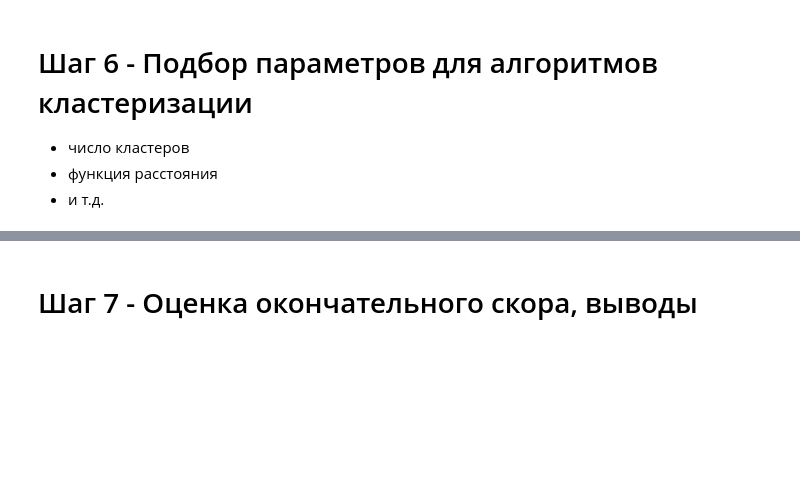
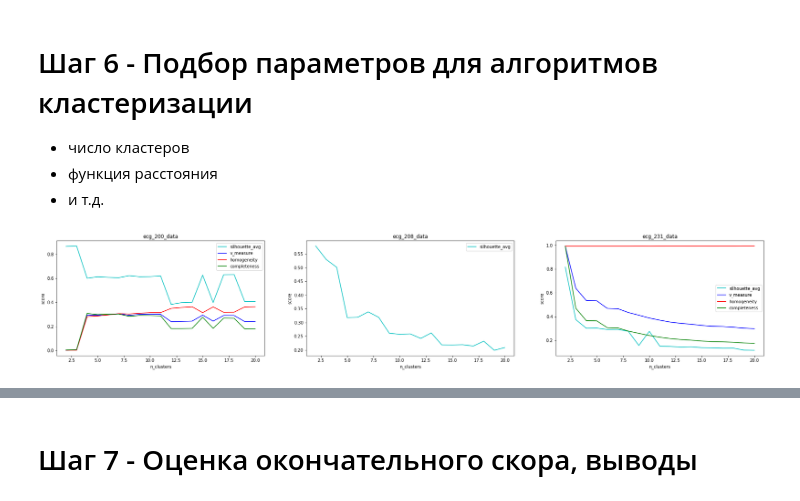
Before and after one commit to axreldable/tech_ml_intro, a Jupyter notebook: lesson_3/lecture/ecg/ecg_task.ipynb, the cells around one changed output, grey strips where cells are left out. Drawn from its saved outputs; the diff is of its cells as text; code cells hidden in the pictures; blank space fills up the shorter version.

```diff
--- a/lesson_3/lecture/ecg/ecg_task.ipynb
+++ b/lesson_3/lecture/ecg/ecg_task.ipynb
@@ -259,4 +248,61 @@ ecg_231_data
 - число кластеров
 - функция расстояния
 - и т.д.
+# %%
+# Подбор параметров для KMeans
+
+params = {
+  'n_clusters': range(2, 21)
+}
+
+def kmeans_rez(data, params, y = None):
+    scores = {}
+    for c in params['n_clusters']:
+        kmeans = KMeans(n_clusters=c, random_state=0).fit(data)
+        scores['n_clusters_' + str(c)] = dict_for_algo(kmeans, data, y)
+    return scores;
+
+def get_rez(scores, params, score_name):
+    rez = []
+    for i in params['n_clusters']:
+        if (score_name in scores['n_clusters_' + str(i)]):
+            rez.append(scores['n_clusters_' + str(i)][score_name])
+    return rez
+
+def print_rez(dict_rez, data_name):
+    plt.plot(params['n_clusters'], get_rez(dict_rez, params, 'silhouette_avg'), c='c', label='silhouette_avg')
+    if (len(get_rez(dict_rez, params, 'v_measure')) != 0):
+        plt.plot(params['n_clusters'], get_rez(dict_rez, params, 'v_measure'), c='b', label='v_measure')
+        plt.plot(params['n_clusters'], get_rez(dict_rez, params, 'homogeneity'), c='r', label='homogeneity')
+        plt.plot(params['n_clusters'], get_rez(dict_rez, params, 'completeness'), c='g', label='completeness')
+    plt.ylabel('score')
+    plt.xlabel('n_clusters')
+    plt.title(data_name)
+    plt.legend()
+
+kmeans_rez_list = []
+data_names = ['ecg_200_data', 'ecg_208_data', 'ecg_231_data']
+# Если сравнивать silhouette_avg=0.865, то лучше всего 2 кластера, но с использованием размеченных данных v_measure=0.301, то лучше 10 кластеров.
+kmeans_rez_00 = kmeans_rez(ecg_200_data, params, ecg_200_labels)
+kmeans_rez_list.append(kmeans_rez_00)
+# print(kmeans_rez_00)
+# print_rez(kmeans_rez_00)
+
+# Здесь можем сравнить только по silhouette_avg=0.579 - лучшее для 2 кластеров
+kmeans_rez_08 = kmeans_rez(ecg_208_data, params, None)
+kmeans_rez_list.append(kmeans_rez_08)
+# print(kmeans_rez_08)
+
+# Здесь лучше всего сравнить по v_measure=0.991 с большим отрывом лидирует 2 кластера
+kmeans_rez_31 = kmeans_rez(ecg_231_data, params, ecg_231_labels)
+kmeans_rez_list.append(kmeans_rez_31)
+# print(kmeans_rez_31)
+
+plt.figure(figsize=(30, 5))
+for i in range(0, 3):
+    plt.subplot(1, 3, i+1)
+    print_rez(kmeans_rez_list[i], data_names[i])
+plt.show()
+# %% [output]
+[figure, added]
 # %%
```
Also changed, not shown: parts of 7 cells of this notebook.
